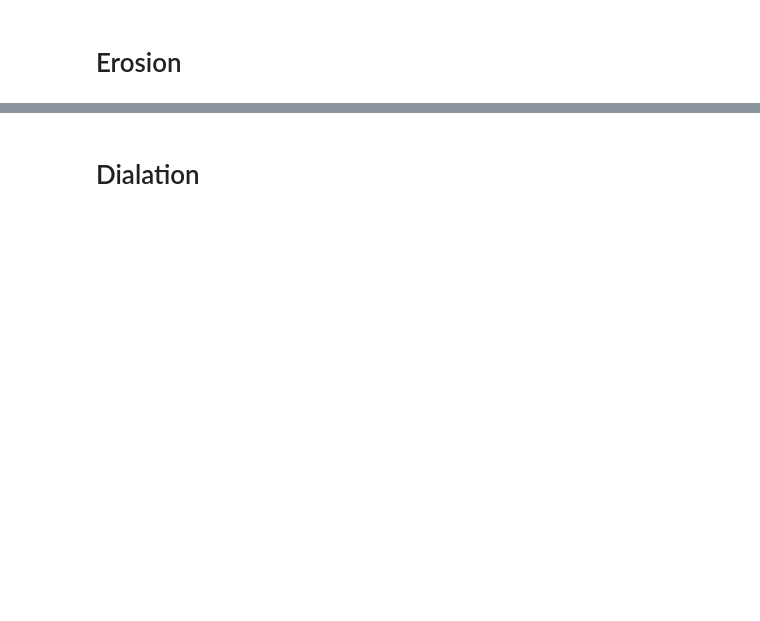
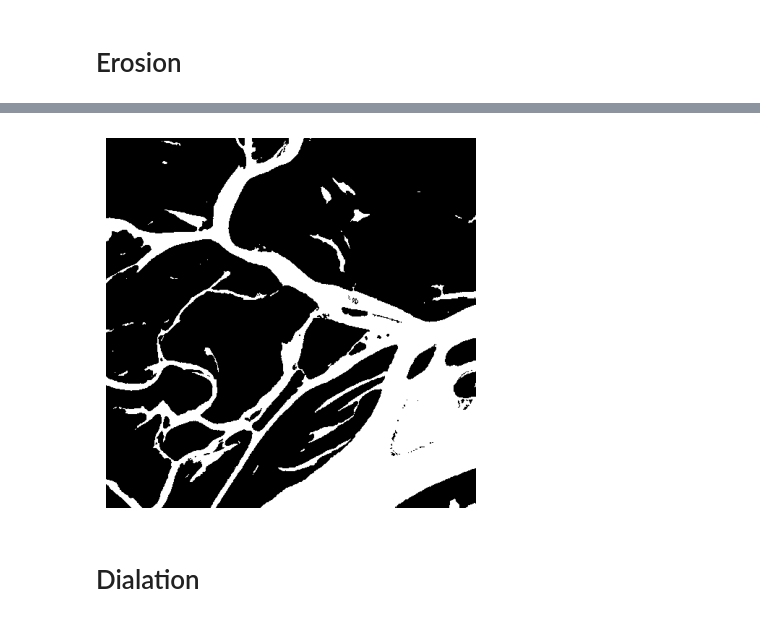
Before and after one commit to GVCL/IWSeg-SAR-Poison, a Jupyter notebook: Morphological.ipynb, the cells around one changed output, grey strips where cells are left out. Drawn from its saved outputs; the diff is of its cells as text; code cells hidden in the pictures; blank space fills up the shorter version.

```diff
--- a/Morphological.ipynb
+++ b/Morphological.ipynb
@@ -20,13 +20,15 @@ ModuleNotFoundError: No module named 'cv2'
 # %%
-# img = Image.open(image_path+filename)
+img = Image.open(image_path+filename)
 # %%
-# # Convert the image to numpy array
-# img_array = np.array(img)
+# Convert the image to numpy array
+img_array = np.array(img)
 
-# # Plot the image
-# plt.imshow(img_array, cmap='gray')  # You can change the colormap as per your need
-# plt.axis('off')  # Turn off axis
-# plt.show()
+# Plot the image
+plt.imshow(img_array, cmap='gray')  # You can change the colormap as per your need
+plt.axis('off')  # Turn off axis
+plt.show()
+# %% [output]
+[figure, added]
 # %% [markdown]
 # Dialation
 # %%
```
Also changed, not shown: parts of 3 cells of this notebook, 2 other files.
